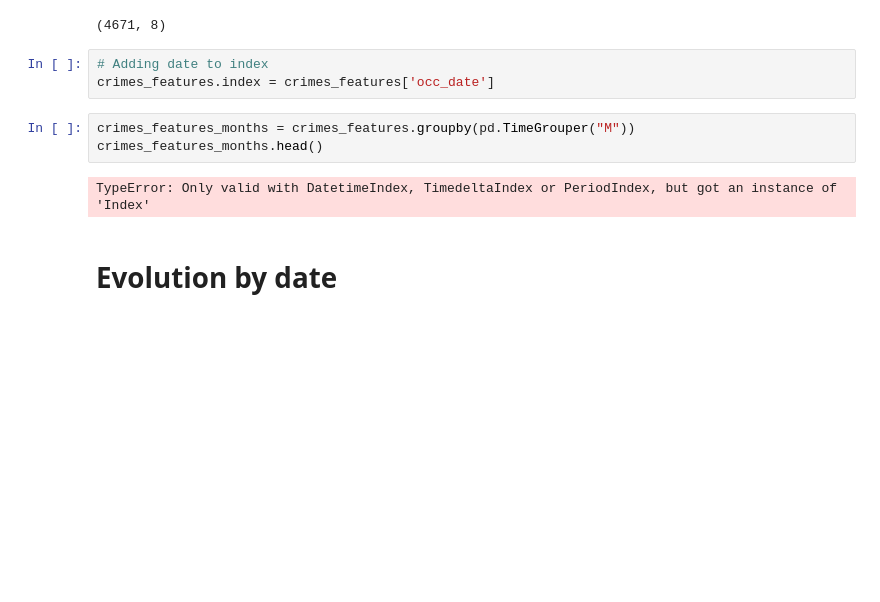
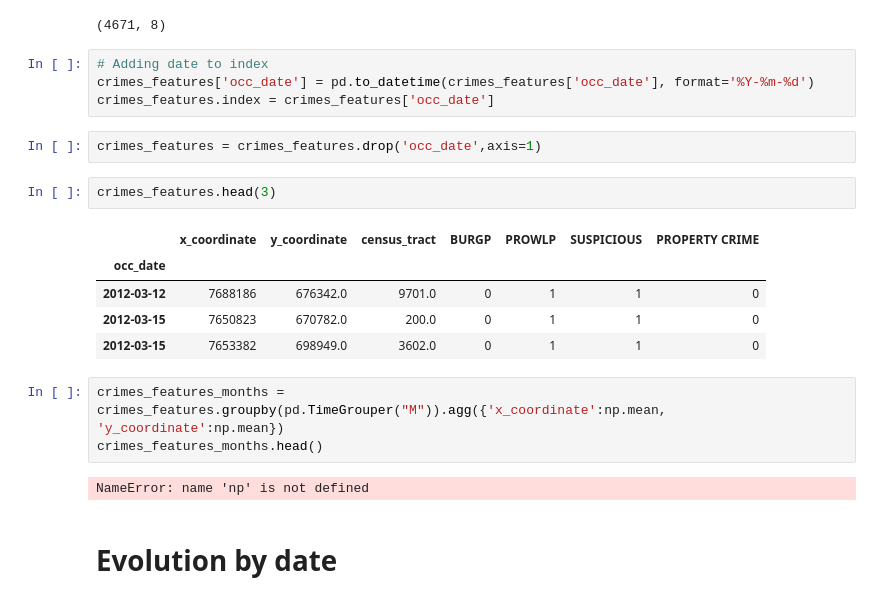
Before and after one commit to joniec/crime_forecasting_challenge, a Jupyter notebook: notebooks/exploratory/Burglary.ipynb, the cells around one changed output. Cells and saved outputs as stored; diff of their text form; blank space fills up the shorter version.

Commit message:
Adding grouping by month

```diff
--- a/notebooks/exploratory/Burglary.ipynb
+++ b/notebooks/exploratory/Burglary.ipynb
@@ -98,12 +99,23 @@ crimes_features.shape
 (4671, 8)
 # %%
 # Adding date to index
+crimes_features['occ_date'] = pd.to_datetime(crimes_features['occ_date'], format='%Y-%m-%d')
 crimes_features.index = crimes_features['occ_date']
+# %%
+crimes_features = crimes_features.drop('occ_date',axis=1)
+# %%
+crimes_features.head(3)
+# %% [output]
+|  | x_coordinate | y_coordinate | census_tract | BURGP | PROWLP | SUSPICIOUS | PROPERTY CRIME |
+| occ_date |  |  |  |  |  |  |  |
+| 2012-03-12 | 7688186 | 676342.0 | 9701.0 | 0 | 1 | 1 | 0 |
+| 2012-03-15 | 7650823 | 670782.0 | 200.0 | 0 | 1 | 1 | 0 |
+| 2012-03-15 | 7653382 | 698949.0 | 3602.0 | 0 | 1 | 1 | 0 |
 # %%
-crimes_features_months = crimes_features.groupby(pd.TimeGrouper("M"))
+crimes_features_months = crimes_features.groupby(pd.TimeGrouper("M")).agg({'x_coordinate':np.mean, 'y_coordinate':np.mean})
 crimes_features_months.head()
 # %% [output]
-TypeError: Only valid with DatetimeIndex, TimedeltaIndex or PeriodIndex, but got an instance of 'Index'
+NameError: name 'np' is not defined
 # %% [markdown]
 # Evolution by date
 # %%
```
Also changed, not shown: parts of 1 cell of this notebook, 1 other file.
